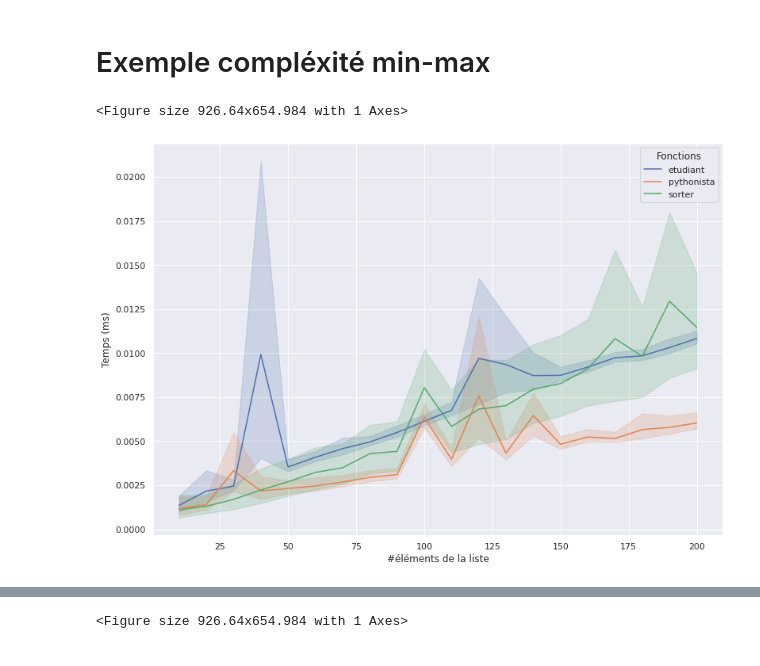
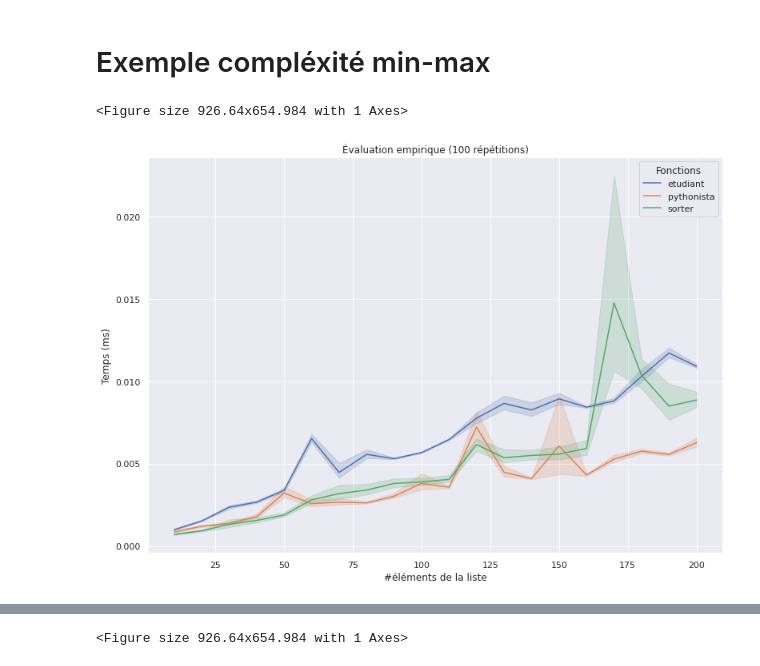
Before and after one commit to romulusFR/expose-science-informatique, a Jupyter notebook: code/minmax.ipynb, the cells around one changed output, grey strips where cells are left out. Saved outputs shown, nothing was run; the diff lists cells and outputs as text; code cells hidden in the pictures.

```diff
--- a/code/minmax.ipynb
+++ b/code/minmax.ipynb
@@ -66,27 +95,14 @@ def do_exp_min_max(lengths, /, nb_repeats = NB_REPEAT, nb_execs=NB_EXECS):
 # %%
-results_small = do_exp_min_max(range(10, 201, 10), nb_repeats=10)
+lengths_small = list(range(10, 201, 10))
+results_small = do_exp_min_max(lengths_small, nb_repeats=100)
+
 data_small = pd.DataFrame.from_records(
     results_small,
 ).sort_values(["size", "function"])
+
+
+show(data_small, "min_max_small.png")
+# %% [output]
+<Figure size 926.64x654.984 with 1 Axes>
+[figure, added]
-# %%
-def show(df, filename=None):
-    ax = sns.lineplot(data=df, x="size", y="time", hue="function")
-    handles, labels = ax.get_legend_handles_labels()
-    ax.legend(
-        handles=handles,
-        labels=[l.replace("min_max_", "") for l in labels],
-        title="Fonctions",
-    )
-    # plt.title("$y = f(x)$ pour deux fonctions")
-    plt.ylabel("Temps (ms)")
-    plt.xlabel("#éléments de la liste")
-    if filename:
-        plt.savefig(filename)
-    plt.show()
-
-
-show(data_small, "min_max_small.png")
-# %% [output]
-<Figure size 926.64x654.984 with 1 Axes>
-[figure, removed]
 # %%
```
Also changed, not shown: parts of 5 cells of this notebook, 8 other files.
